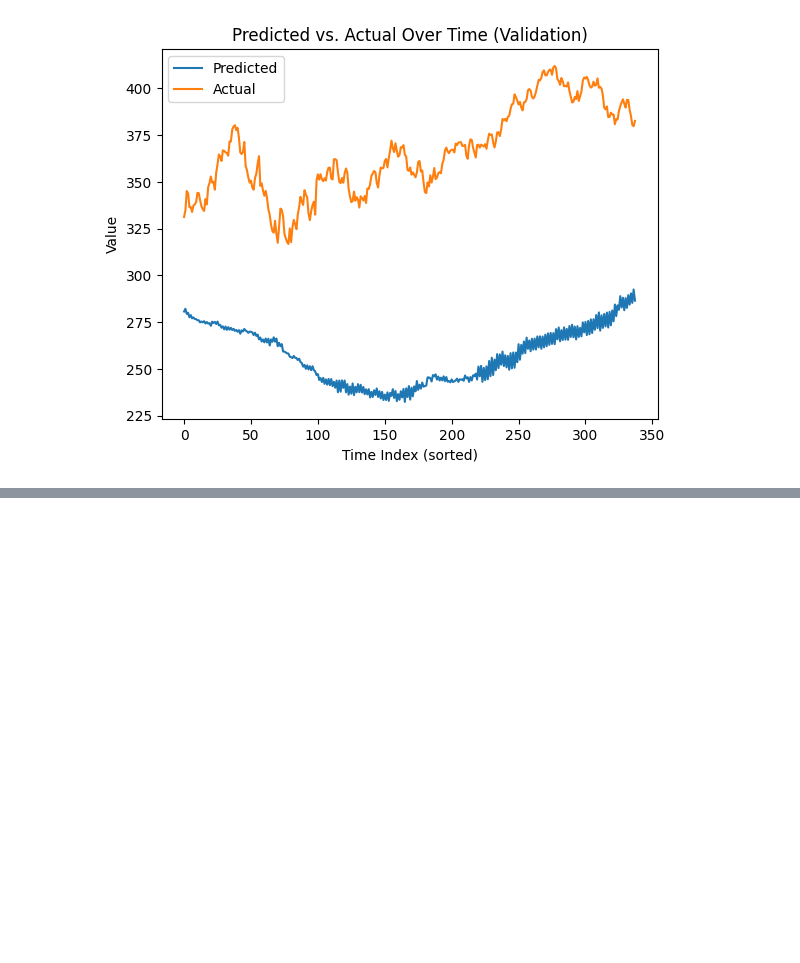
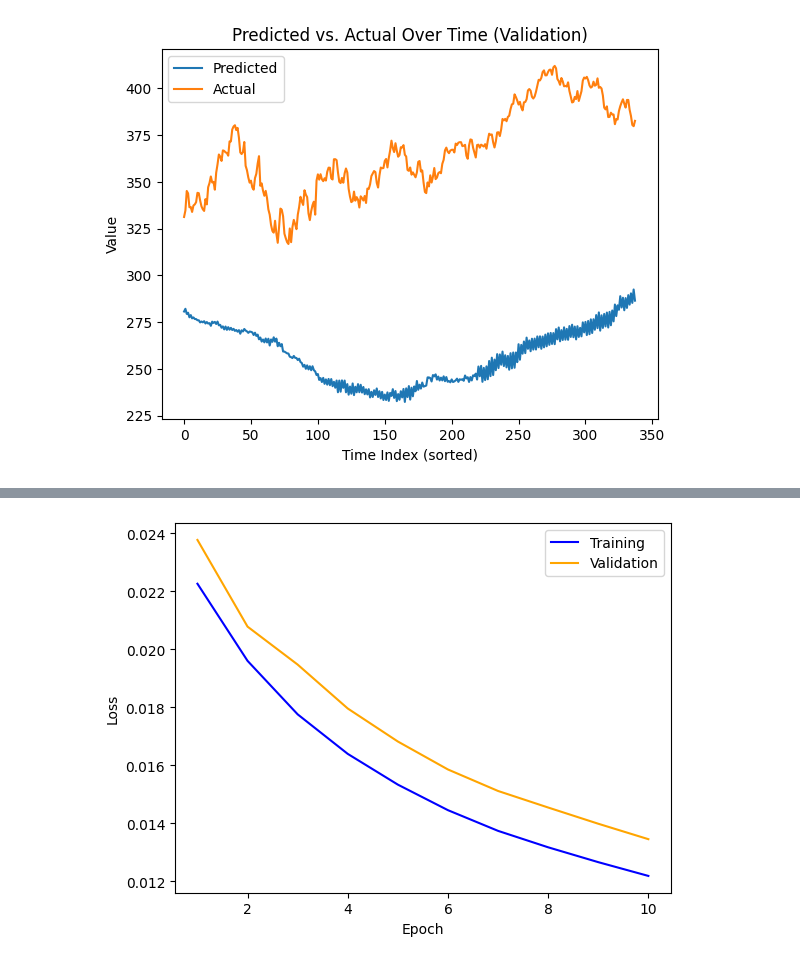
Before and after one commit to adamcataldo/letsbuildmodels, a Jupyter notebook: notebooks/stock_forecasting/market_forecasts.ipynb, the cells around one changed output, grey strips where cells are left out. Drawn from its saved outputs; the diff is of its cells as text; code cells hidden in the pictures; blank space fills up the shorter version.

```diff
--- a/notebooks/stock_forecasting/market_forecasts.ipynb
+++ b/notebooks/stock_forecasting/market_forecasts.ipynb
@@ -395,3 +395,88 @@ Epoch 100/100, step 43/43
 Root MSE Final Validation Loss: 214.14
 Validation Directional Accuracy: 50.30%
 [figure]
+# %%
+from lbm.workflow import train_and_validate, avg_accuracy
+from lbm.datasets.voo import ReturnsPreprocessor
+from torcheval.metrics import BinaryAccuracy
+
+class CNNLayer(nn.Module):
+    def __init__(self):
+        super().__init__()
+        self.conv_1 = nn.Conv1d(1, 1, 3, padding=1)
+        self.batch_1 = nn.LazyBatchNorm1d()
+        self.conv_2 = nn.Conv1d(1, 1, 3, padding=1)
+        self.batch_2 = nn.LazyBatchNorm1d()
+
+    def forward(self, x):
+        y = self.conv_1(x)
+        y = self.batch_1(y)
+        y = F.relu(y)
+        y = self.conv_2(y)
+        y = self.batch_2(y)
+        y = y + x
+        y = F.relu(y)
+        return y
+
+class CNNForecaster(nn.Module):
+    def __init__(self, lookback, layers=1):
+        super().__init__()
+        self.conv = nn.Conv1d(1, 1, 7, padding=3)
+        self.batch = nn.LazyBatchNorm1d()
+        self.max_pool = nn.MaxPool1d(3, stride=2, padding=1)
+        self.layers = nn.ModuleList([CNNLayer() for _ in range(layers)])
+        self.avg_pool = nn.AdaptiveAvgPool1d(1)
+        self.fully_connected = nn.LazyLinear(1)
+
+
+    def forward(self, x):
+        x = x.transpose(1, 2)
+        x = self.conv(x)
+        x = self.batch(x)
+        x = self.max_pool(x)
+        x = F.relu(x)
+        for layer in self.layers:
+            x = layer(x)
+        x = self.avg_pool(x)
+        x = x.squeeze(1)
+        x = self.fully_connected(x)
+        x = x.squeeze(1)
+        x = F.sigmoid(x)
+        return x
+
+model = CNNForecaster(lookback256, layers=3)
+returns256 = ReturnsPreprocessor(lookback=lookback256)
+train_loader, val_loader, test_loader = returns256.get_loaders()
+optimizer = Adam(model.parameters(), weight_decay=0.01)
+loss_fn = nn.BCELoss()
+train_loss, val_loss = train_and_validate(model, train_loader, val_loader,
+                                          optimizer, loss_fn, epochs=10,
+                                          device=device)
+
+plt.plot(np.arange(1, len(train_loss) + 1), train_loss,  label='Training',
+         color='blue')
+plt.plot(np.arange(1, len(val_loss) + 1), val_loss, label='Validation',
+         color='orange')
+plt.legend()
+plt.xlabel('Epoch')
+plt.ylabel('Loss')
+plt.show()
+
+
+model.eval()
+accuracy = BinaryAccuracy()
+correct = 0
+total = 0
+with torch.no_grad():
+    for inputs, targets in val_loader:
+        inputs, targets = inputs.to(device), targets.to(device)
+        outputs = model(inputs)
+        x = inputs
+        y = targets
+        z = torch.where(((x > 0.5) & (y == 1)) | ((x <= 0.5) & (y == 0)), 1, 0)
+        correct += z.sum()
+        total += z.size()[0]
+        accuracy.update(outputs, targets)
+print(f"{accuracy.compute().item()}")
+print(f"{correct / total}")
+# %% [output]
@@ -397,0 +485 @@ Validation Directional Accuracy: 50.30%
+[figure, added]
```
Also changed, not shown: parts of 1 cell of this notebook, 1 other file.
